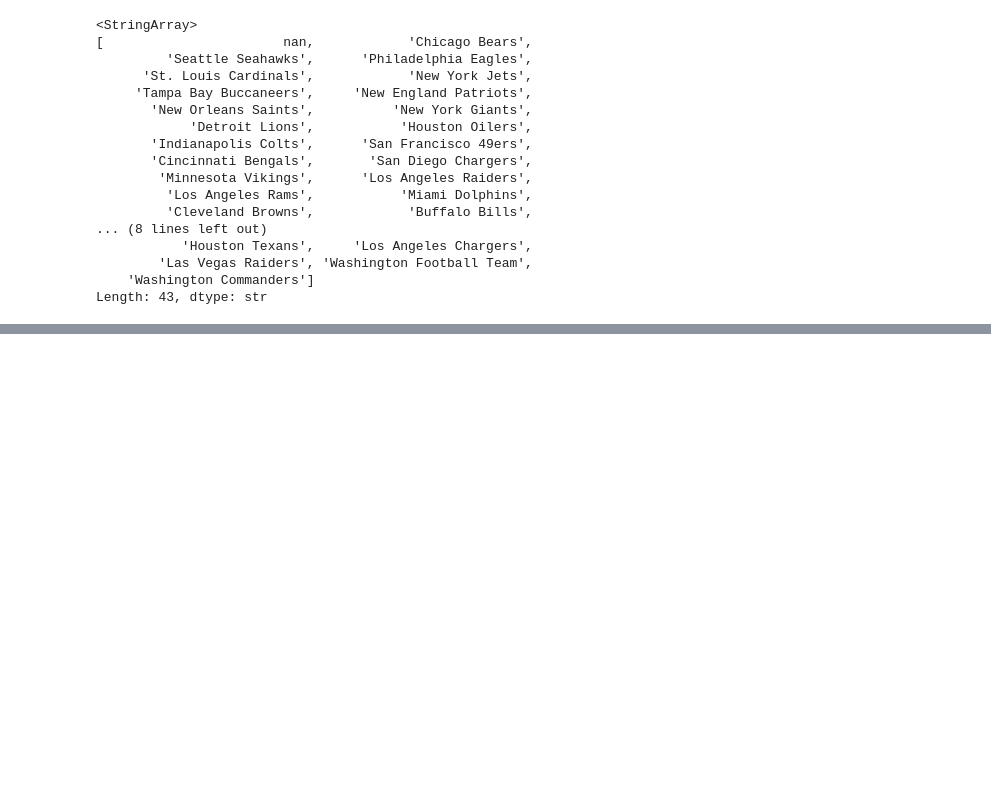
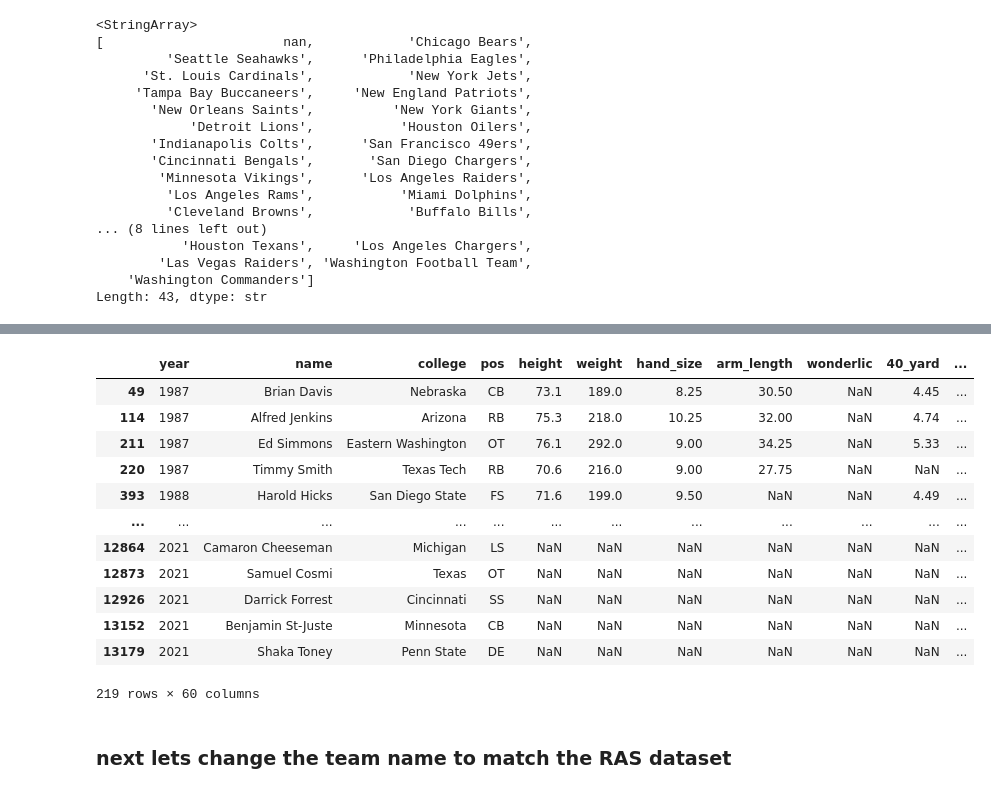
Before and after one commit to ccthatsme/SIADS_593_Milestone_1, a Jupyter notebook: notebooks/merging_datasets.ipynb, the cells around one changed output, grey strips where cells are left out. Drawn from its saved outputs; the diff is of its cells as text; code cells hidden in the pictures; blank space fills up the shorter version.

Commit message:
both datasets cleaned: names, team, round should match and be same type

```diff
--- a/notebooks/merging_datasets.ipynb
+++ b/notebooks/merging_datasets.ipynb
@@ -165,0 +175,24 @@ Length: 43, dtype: str
+# %%
+washington_team_names = ['Washington Redskins', 'Washington Football Team']
+houston_team_names = ['Houston Oilers', 'Tennessee Oilers']
+# %%
+df_draft['team'] = np.where(df_draft['team'].isin(washington_team_names), 'commanders', df_draft['team'])
+df_draft['team'] = np.where(df_draft['team'].isin(houston_team_names), 'titans', df_draft['team'])
+# %%
+df_draft[df_draft['team'] == 'commanders']
+# %% [output]
+|  | year | name | college | pos | height | weight | hand_size | arm_length | wonderlic | 40_yard | ... |
+| 49 | 1987 | Brian Davis | Nebraska | CB | 73.1 | 189.0 | 8.25 | 30.50 | NaN | 4.45 | ... |
+| 114 | 1987 | Alfred Jenkins | Arizona | RB | 75.3 | 218.0 | 10.25 | 32.00 | NaN | 4.74 | ... |
+| 211 | 1987 | Ed Simmons | Eastern Washington | OT | 76.1 | 292.0 | 9.00 | 34.25 | NaN | 5.33 | ... |
+| 220 | 1987 | Timmy Smith | Texas Tech | RB | 70.6 | 216.0 | 9.00 | 27.75 | NaN | NaN | ... |
+| 393 | 1988 | Harold Hicks | San Diego State | FS | 71.6 | 199.0 | 9.50 | NaN | NaN | 4.49 | ... |
+| ... | ... | ... | ... | ... | ... | ... | ... | ... | ... | ... | ... |
+| 12864 | 2021 | Camaron Cheeseman | Michigan | LS | NaN | NaN | NaN | NaN | NaN | NaN | ... |
+| 12873 | 2021 | Samuel Cosmi | Texas | OT | NaN | NaN | NaN | NaN | NaN | NaN | ... |
+| 12926 | 2021 | Darrick Forrest | Cincinnati | SS | NaN | NaN | NaN | NaN | NaN | NaN | ... |
+| 13152 | 2021 | Benjamin St-Juste | Minnesota | CB | NaN | NaN | NaN | NaN | NaN | NaN | ... |
+| 13179 | 2021 | Shaka Toney | Penn State | DE | NaN | NaN | NaN | NaN | NaN | NaN | ... |
+219 rows × 60 columns
+# %% [markdown]
+### next lets change the team name to match the RAS dataset
```
Also changed, not shown: parts of 9 cells of this notebook.
